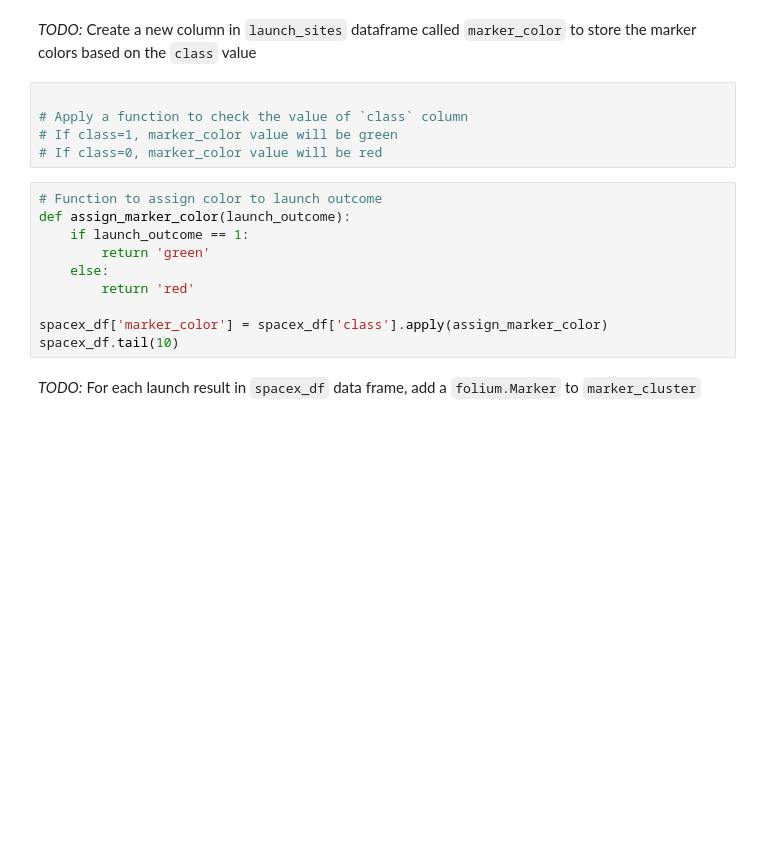
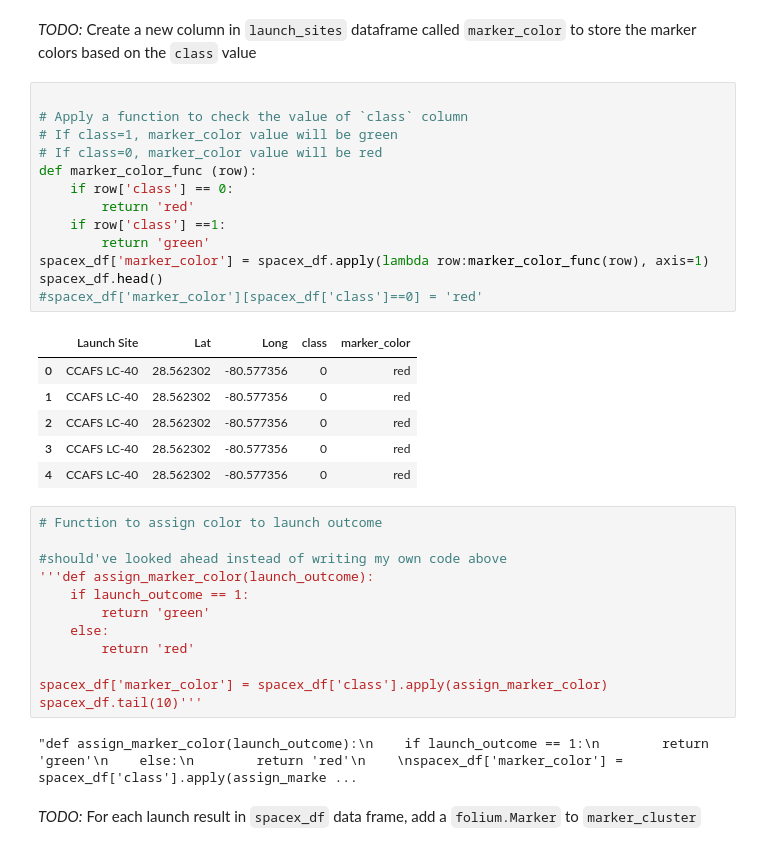
Before and after one commit to tom-buenoschonig/IBM-Capstone, a Jupyter notebook: Interactive Visual Analytics with Folium.ipynb, the cells around one changed output. Saved outputs shown, nothing was run; the diff lists cells and outputs as text; blank space fills up the shorter version.

```diff
--- a/Interactive Visual Analytics with Folium.ipynb
+++ b/Interactive Visual Analytics with Folium.ipynb
@@ -172,18 +178,37 @@ marker_cluster = MarkerCluster()
 # %%
 
 # Apply a function to check the value of `class` column
 # If class=1, marker_color value will be green
 # If class=0, marker_color value will be red
+def marker_color_func (row):
+    if row['class'] == 0:
+        return 'red'
+    if row['class'] ==1:
+        return 'green'
+spacex_df['marker_color'] = spacex_df.apply(lambda row:marker_color_func(row), axis=1)
+spacex_df.head()
+#spacex_df['marker_color'][spacex_df['class']==0] = 'red'
+# %% [output]
+|  | Launch Site | Lat | Long | class | marker_color |
+| 0 | CCAFS LC-40 | 28.562302 | -80.577356 | 0 | red |
+| 1 | CCAFS LC-40 | 28.562302 | -80.577356 | 0 | red |
+| 2 | CCAFS LC-40 | 28.562302 | -80.577356 | 0 | red |
+| 3 | CCAFS LC-40 | 28.562302 | -80.577356 | 0 | red |
+| 4 | CCAFS LC-40 | 28.562302 | -80.577356 | 0 | red |
 # %%
 # Function to assign color to launch outcome
-def assign_marker_color(launch_outcome):
+
+#should've looked ahead instead of writing my own code above
+'''def assign_marker_color(launch_outcome):
     if launch_outcome == 1:
         return 'green'
     else:
         return 'red'
 
 spacex_df['marker_color'] = spacex_df['class'].apply(assign_marker_color)
-spacex_df.tail(10)
+spacex_df.tail(10)'''
+# %% [output]
+"def assign_marker_color(launch_outcome):\n    if launch_outcome == 1:\n        return 'green'\n    else:\n        return 'red'\n    \nspacex_df['marker_color'] = spacex_df['class'].apply(assign_marke ...
 # %% [markdown]
 *TODO:* For each launch result in `spacex_df` data frame, add a `folium.Marker` to `marker_cluster`
 # %%
```
Also changed, not shown: parts of 9 cells of this notebook.
